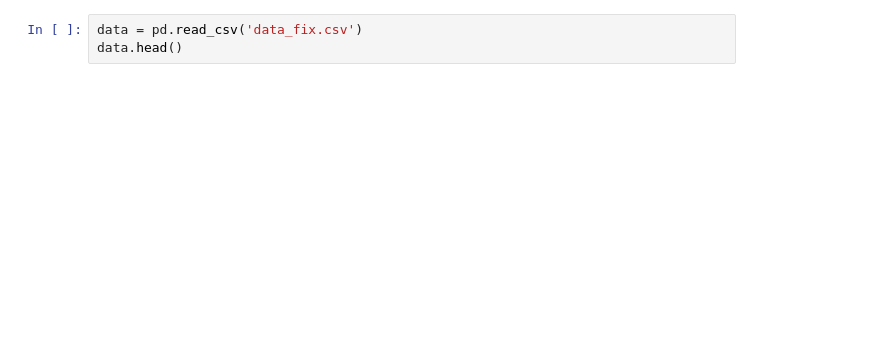
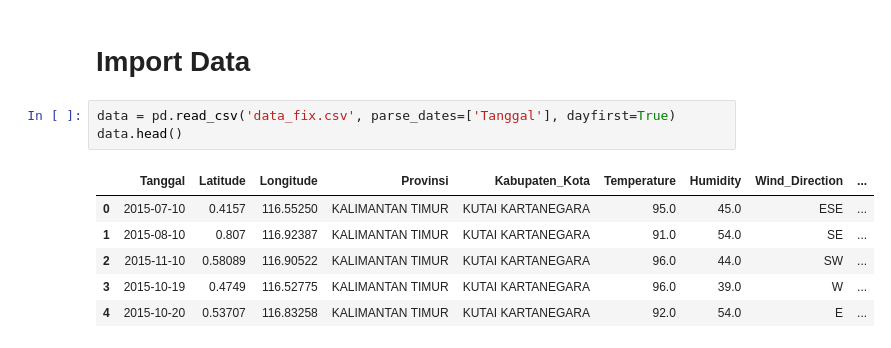
Before and after one commit to FathurRchmn/kebakaran-hutan, a Jupyter notebook: Kebakaran Hutan Lahan Kalimantan Timur-checkpoint.ipynb, the cells around one changed output. Cells and saved outputs as stored; diff of their text form; blank space fills up the shorter version.

```diff
--- a/Kebakaran Hutan Lahan Kalimantan Timur-checkpoint.ipynb
+++ b/Kebakaran Hutan Lahan Kalimantan Timur-checkpoint.ipynb
@@ -7,5 +12,14 @@ ModuleNotFoundError: No module named 'date'
+# %% [markdown]
+# Import Data
 # %%
-data = pd.read_csv('data_fix.csv')
+data = pd.read_csv('data_fix.csv', parse_dates=['Tanggal'], dayfirst=True)
 data.head()
+# %% [output]
+|  | Tanggal | Latitude | Longitude | Provinsi | Kabupaten_Kota | Temperature | Humidity | Wind_Direction | ... |
+| 0 | 2015-07-10 | 0.4157 | 116.55250 | KALIMANTAN TIMUR | KUTAI KARTANEGARA | 95.0 | 45.0 | ESE | ... |
+| 1 | 2015-08-10 | 0.807 | 116.92387 | KALIMANTAN TIMUR | KUTAI KARTANEGARA | 91.0 | 54.0 | SE | ... |
+| 2 | 2015-11-10 | 0.58089 | 116.90522 | KALIMANTAN TIMUR | KUTAI KARTANEGARA | 96.0 | 44.0 | SW | ... |
+| 3 | 2015-10-19 | 0.4749 | 116.52775 | KALIMANTAN TIMUR | KUTAI KARTANEGARA | 96.0 | 39.0 | W | ... |
+| 4 | 2015-10-20 | 0.53707 | 116.83258 | KALIMANTAN TIMUR | KUTAI KARTANEGARA | 92.0 | 54.0 | E | ... |
 # %%
 data.describe()
```
Also changed, not shown: parts of 21 cells of this notebook.
